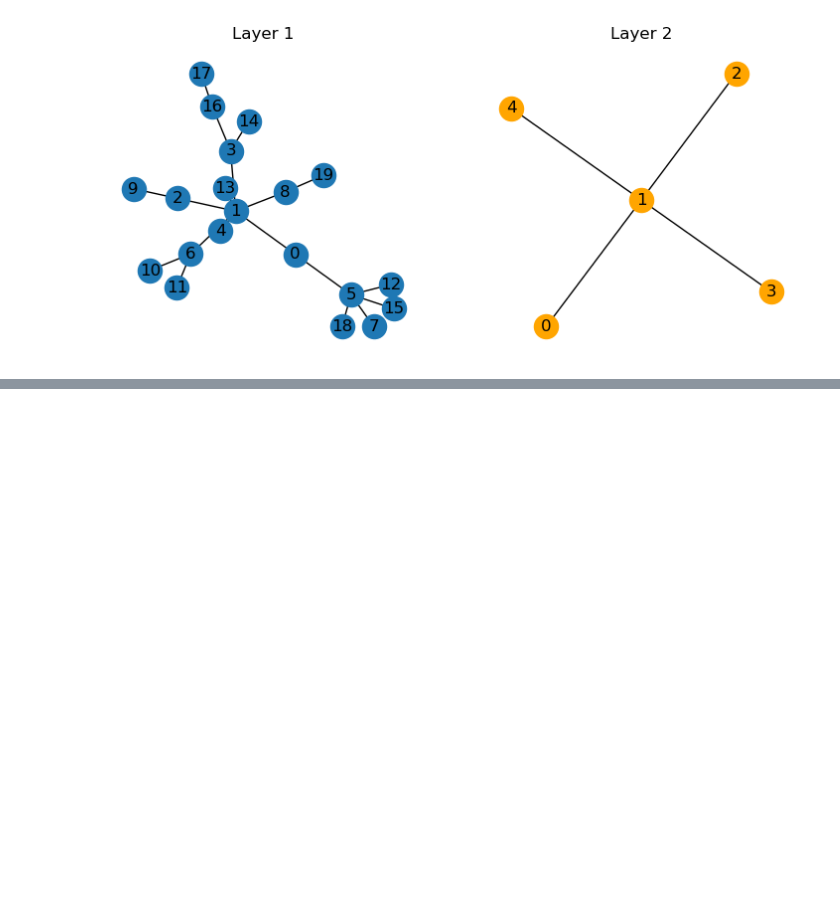
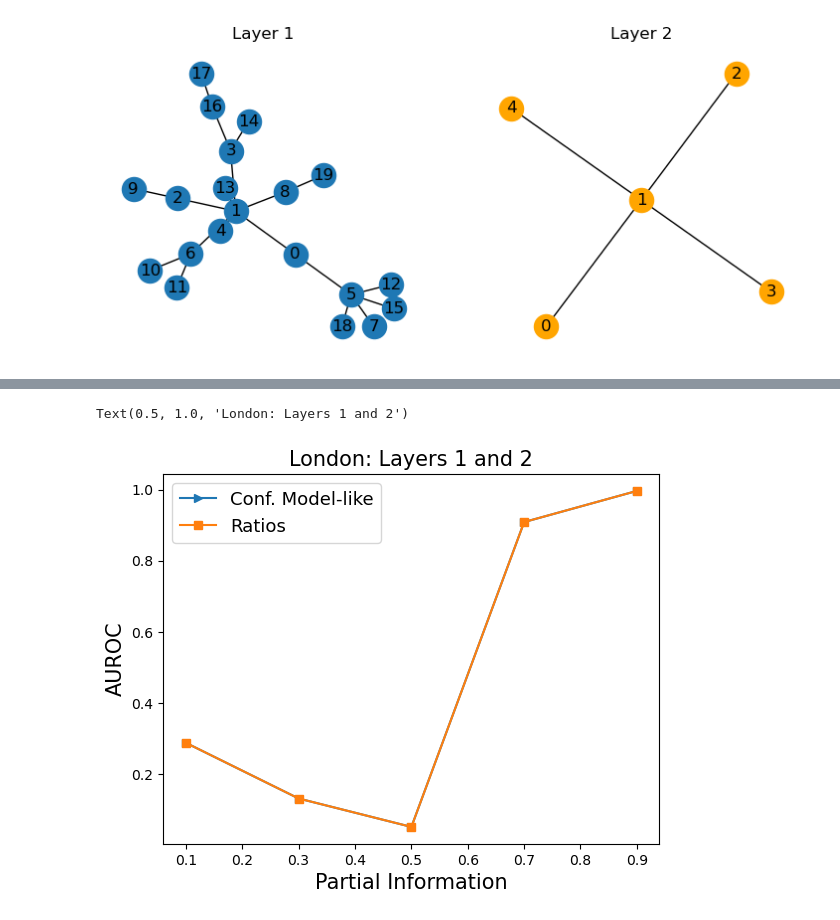
Before and after one commit to kaiser-dan/proj_naive-embedded-reconstruction, a Jupyter notebook: notebooks/ex/SP_n2v_Exp1.ipynb, the cells around one changed output, grey strips where cells are left out. Saved outputs shown, nothing was run; the diff lists cells and outputs as text; code cells hidden in the pictures; blank space fills up the shorter version.

Commit message:
meeting results

```diff
--- a/notebooks/ex/SP_n2v_Exp1.ipynb
+++ b/notebooks/ex/SP_n2v_Exp1.ipynb
@@ -887,0 +1066,2 @@ for c in range(len(component_subgraphs)):
+# %%
+AUCS_C,AUCS_R=full_model_results(per_component=False,normalize=False,displace=False)
@@ -887,0 +1086,12 @@ for c in range(len(component_subgraphs)):
+# %%
+plt.plot(np.linspace(0.1,0.9,5),AUCS_C,'>-',label='Conf. Model-like')
+plt.plot(np.linspace(0.1,0.9,5),AUCS_R,'s-',label='Ratios')
+
+# plt.ylim(0.5,1.01)
+plt.xlabel('Partial Information',fontsize=15)
+plt.ylabel('AUROC',fontsize=15)
+plt.legend(fontsize=13)
+plt.title('London: Layers 1 and 2',fontsize=15)
+# %% [output]
+Text(0.5, 1.0, 'London: Layers 1 and 2')
+[figure, added]
```
Also changed, not shown: parts of 28 cells of this notebook.
